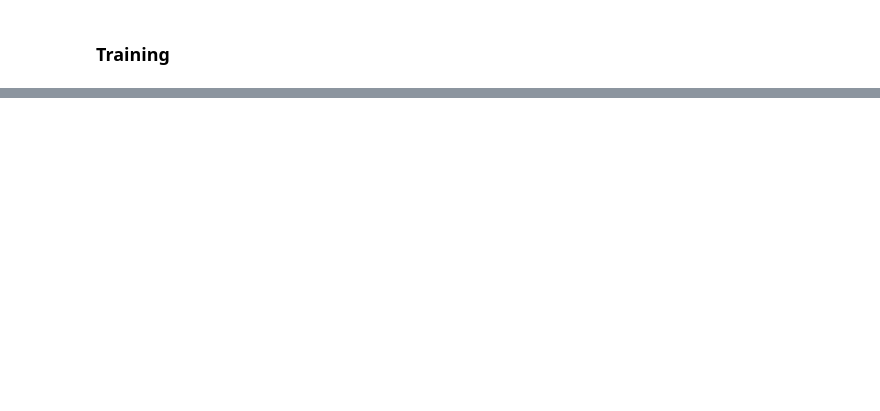
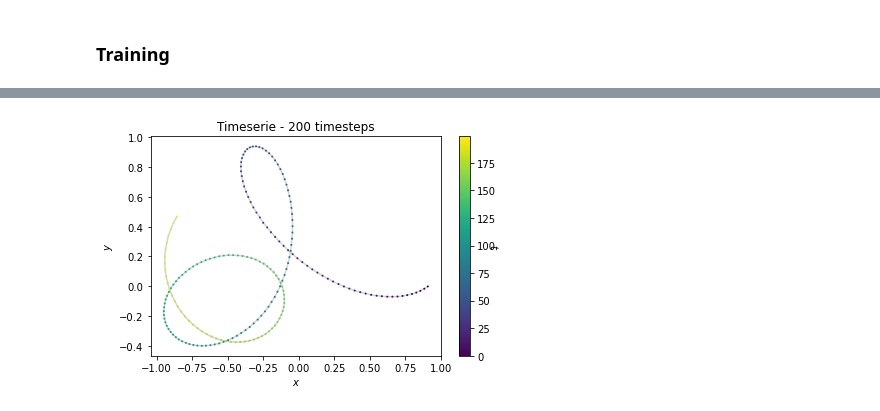
Before and after one commit to gthampak/physinet.io, a Jupyter notebook: ESN_Model.ipynb, the cells around one changed output, grey strips where cells are left out. Saved outputs shown, nothing was run; the diff lists cells and outputs as text; code cells hidden in the pictures; blank space fills up the shorter version.

```diff
--- a/ESN_Model.ipynb
+++ b/ESN_Model.ipynb
@@ -239,0 +300,4 @@ plot_comparison(Xgen,Xgen_test,100,4,5)
+# %%
+plot_sequence(dataset_p.sample_List[0][3000:3200],4,5)
+# %% [output]
+[figure, added]
```
Also changed, not shown: parts of 17 cells of this notebook.
